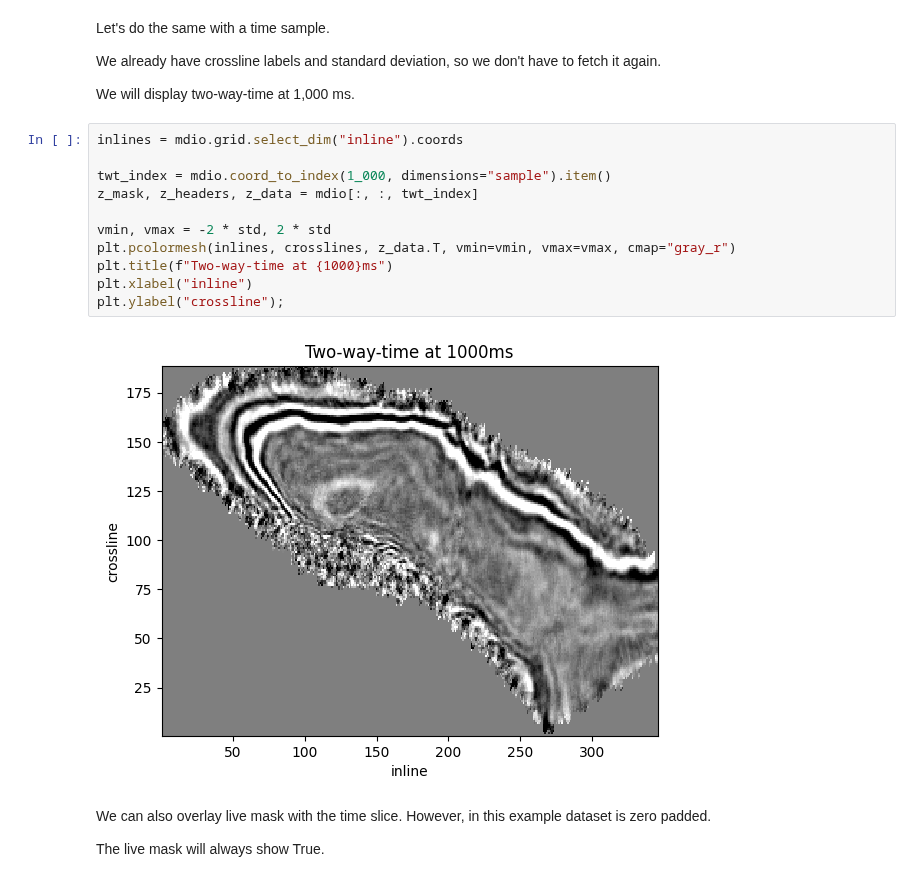
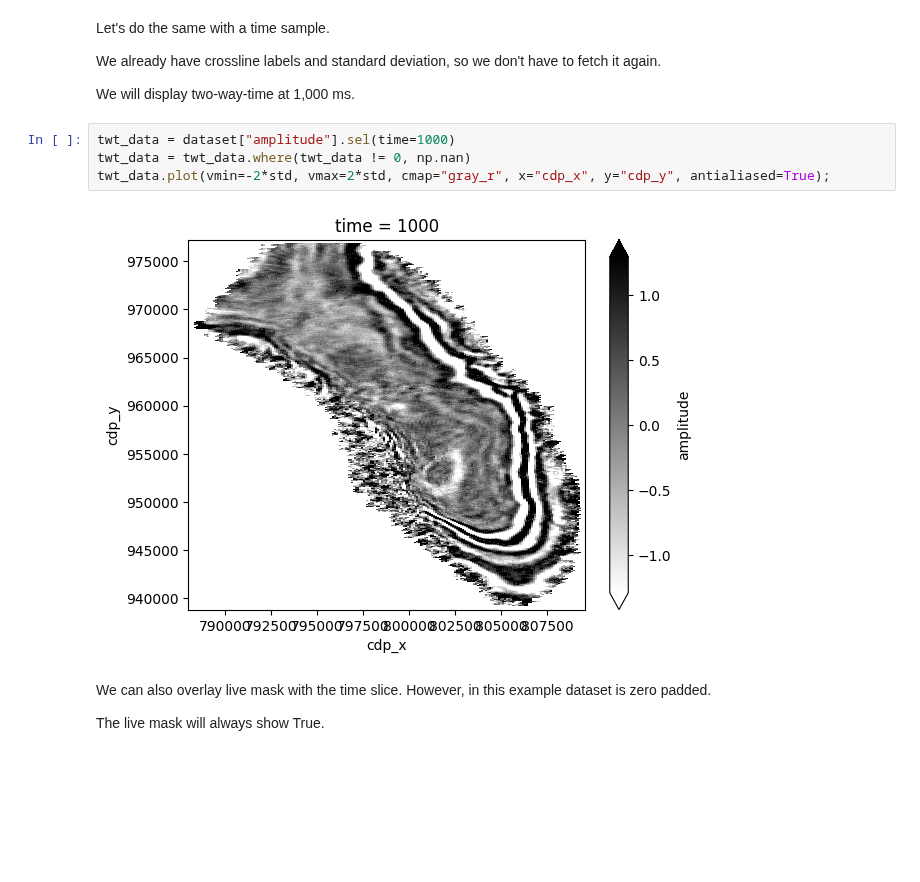
Before and after one commit to TGSAI/mdio-python, a Jupyter notebook: docs/tutorials/quickstart.ipynb, the cells around one changed output. Drawn from its saved outputs; the diff is of its cells as text; blank space fills up the shorter version.

```diff
--- a/docs/tutorials/quickstart.ipynb
+++ b/docs/tutorials/quickstart.ipynb
@@ -202,19 +229,12 @@ Let's do the same with a time sample.
 We already have crossline labels and standard deviation, so we don't have to fetch it again.
 
 We will display two-way-time at 1,000 ms.
-# %%
-inlines = mdio.grid.select_dim("inline").coords
-
-twt_index = mdio.coord_to_index(1_000, dimensions="sample").item()
-z_mask, z_headers, z_data = mdio[:, :, twt_index]
-
-vmin, vmax = -2 * std, 2 * std
-plt.pcolormesh(inlines, crosslines, z_data.T, vmin=vmin, vmax=vmax, cmap="gray_r")
-plt.title(f"Two-way-time at {1000}ms")
-plt.xlabel("inline")
-plt.ylabel("crossline");
-# %% [output]
-[figure, removed]
+# %%
+twt_data = dataset["amplitude"].sel(time=1000)
+twt_data = twt_data.where(twt_data != 0, np.nan)
+twt_data.plot(vmin=-2*std, vmax=2*std, cmap="gray_r", x="cdp_x", y="cdp_y", antialiased=True);
+# %% [output]
+[figure, added]
 # %% [markdown]
 We can also overlay live mask with the time slice. However, in this example dataset is zero padded.
 
```
Also changed, not shown: parts of 31 cells of this notebook.
